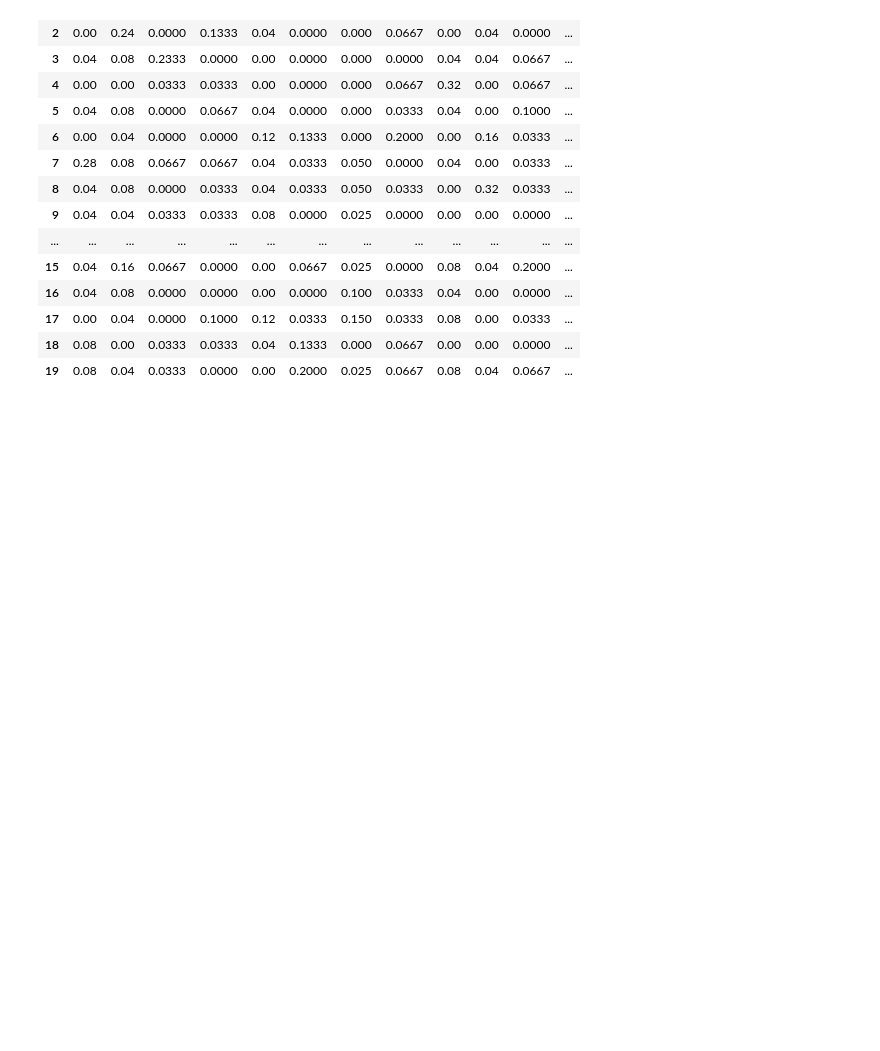
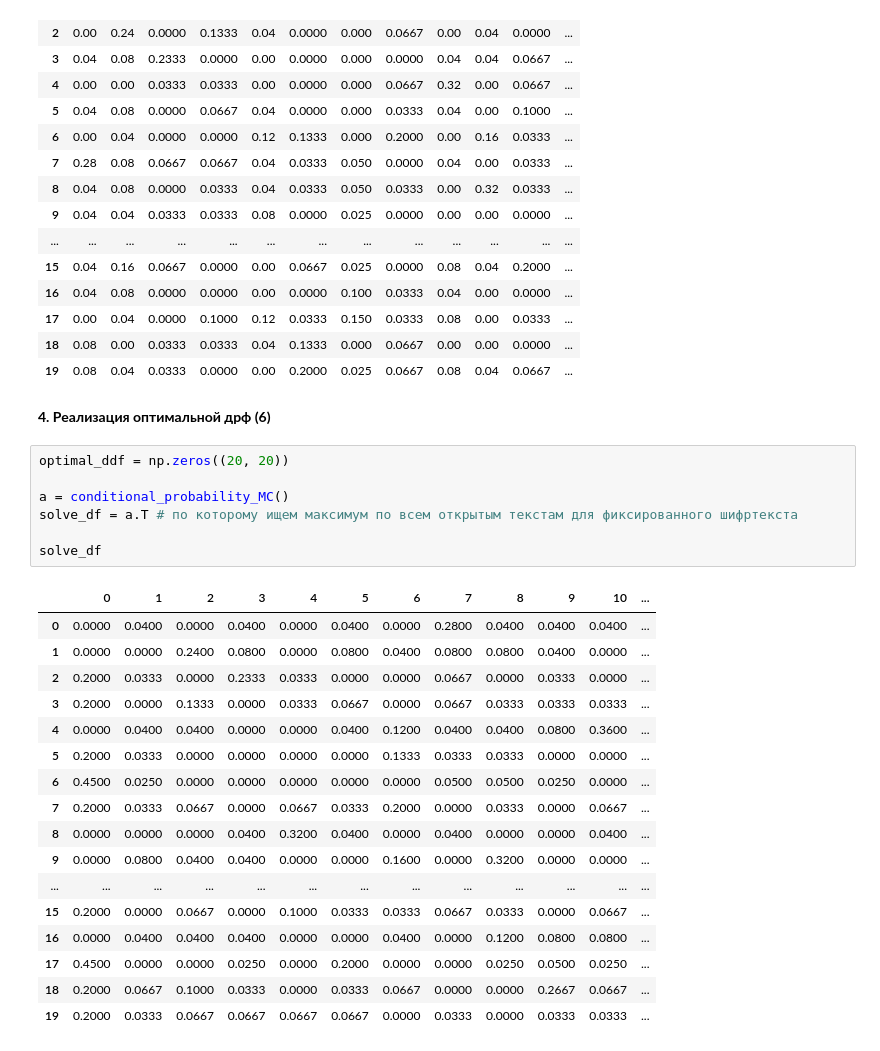
Before and after one commit to 0rttem/MoC-labs, a Jupyter notebook: MoC_lab#1.ipynb, the cells around one changed output. Drawn from its saved outputs; the diff is of its cells as text; blank space fills up the shorter version.

```diff
--- a/MoC_lab#1.ipynb
+++ b/MoC_lab#1.ipynb
@@ -161,3 +161,30 @@ conditional_probability_MC()
 | 17 | 0.00 | 0.04 | 0.0000 | 0.1000 | 0.12 | 0.0333 | 0.150 | 0.0333 | 0.08 | 0.00 | 0.0333 | ... |
 | 18 | 0.08 | 0.00 | 0.0333 | 0.0333 | 0.04 | 0.1333 | 0.000 | 0.0667 | 0.00 | 0.00 | 0.0000 | ... |
 | 19 | 0.08 | 0.04 | 0.0333 | 0.0000 | 0.00 | 0.2000 | 0.025 | 0.0667 | 0.08 | 0.04 | 0.0667 | ... |
+# %% [markdown]
+**4. Реализация оптимальной дрф (6)**
+# %%
+optimal_ddf = np.zeros((20, 20))
+
+a = conditional_probability_MC()
+solve_df = a.T # по которому ищем максимум по всем открытым текстам для фиксированного шифртекста
+
+solve_df
+# %% [output]
+|  | 0 | 1 | 2 | 3 | 4 | 5 | 6 | 7 | 8 | 9 | 10 | ... |
+| 0 | 0.0000 | 0.0400 | 0.0000 | 0.0400 | 0.0000 | 0.0400 | 0.0000 | 0.2800 | 0.0400 | 0.0400 | 0.0400 | ... |
+| 1 | 0.0000 | 0.0000 | 0.2400 | 0.0800 | 0.0000 | 0.0800 | 0.0400 | 0.0800 | 0.0800 | 0.0400 | 0.0000 | ... |
+| 2 | 0.2000 | 0.0333 | 0.0000 | 0.2333 | 0.0333 | 0.0000 | 0.0000 | 0.0667 | 0.0000 | 0.0333 | 0.0000 | ... |
+| 3 | 0.2000 | 0.0000 | 0.1333 | 0.0000 | 0.0333 | 0.0667 | 0.0000 | 0.0667 | 0.0333 | 0.0333 | 0.0333 | ... |
+| 4 | 0.0000 | 0.0400 | 0.0400 | 0.0000 | 0.0000 | 0.0400 | 0.1200 | 0.0400 | 0.0400 | 0.0800 | 0.3600 | ... |
+| 5 | 0.2000 | 0.0333 | 0.0000 | 0.0000 | 0.0000 | 0.0000 | 0.1333 | 0.0333 | 0.0333 | 0.0000 | 0.0000 | ... |
+| 6 | 0.4500 | 0.0250 | 0.0000 | 0.0000 | 0.0000 | 0.0000 | 0.0000 | 0.0500 | 0.0500 | 0.0250 | 0.0000 | ... |
+| 7 | 0.2000 | 0.0333 | 0.0667 | 0.0000 | 0.0667 | 0.0333 | 0.2000 | 0.0000 | 0.0333 | 0.0000 | 0.0667 | ... |
+| 8 | 0.0000 | 0.0000 | 0.0000 | 0.0400 | 0.3200 | 0.0400 | 0.0000 | 0.0400 | 0.0000 | 0.0000 | 0.0400 | ... |
+| 9 | 0.0000 | 0.0800 | 0.0400 | 0.0400 | 0.0000 | 0.0000 | 0.1600 | 0.0000 | 0.3200 | 0.0000 | 0.0000 | ... |
+| ... | ... | ... | ... | ... | ... | ... | ... | ... | ... | ... | ... | ... |
+| 15 | 0.2000 | 0.0000 | 0.0667 | 0.0000 | 0.1000 | 0.0333 | 0.0333 | 0.0667 | 0.0333 | 0.0000 | 0.0667 | ... |
+| 16 | 0.0000 | 0.0400 | 0.0400 | 0.0400 | 0.0000 | 0.0000 | 0.0400 | 0.0000 | 0.1200 | 0.0800 | 0.0800 | ... |
+| 17 | 0.4500 | 0.0000 | 0.0000 | 0.0250 | 0.0000 | 0.2000 | 0.0000 | 0.0000 | 0.0250 | 0.0500 | 0.0250 | ... |
+| 18 | 0.2000 | 0.0667 | 0.1000 | 0.0333 | 0.0000 | 0.0333 | 0.0667 | 0.0000 | 0.0000 | 0.2667 | 0.0667 | ... |
+| 19 | 0.2000 | 0.0333 | 0.0667 | 0.0667 | 0.0667 | 0.0667 | 0.0000 | 0.0333 | 0.0000 | 0.0333 | 0.0333 | ... |
```
Also changed, not shown: parts of 8 cells of this notebook.
